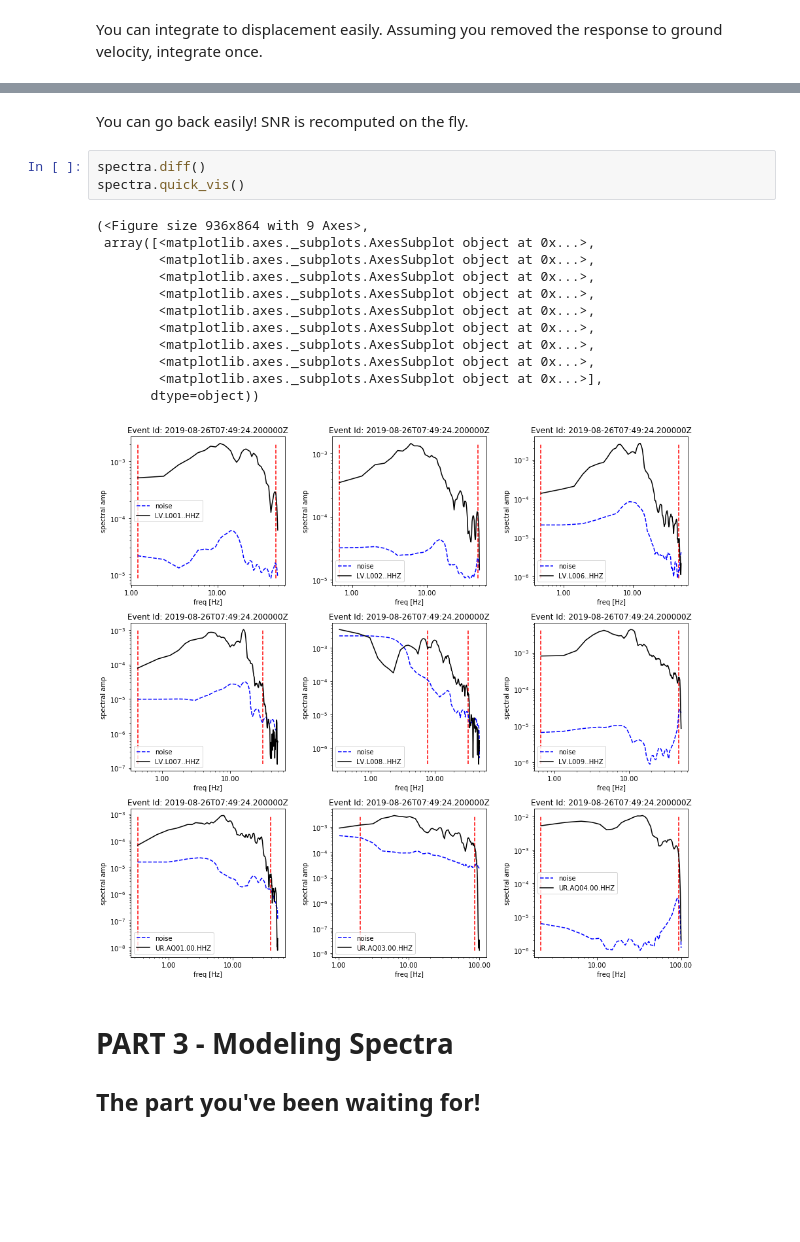
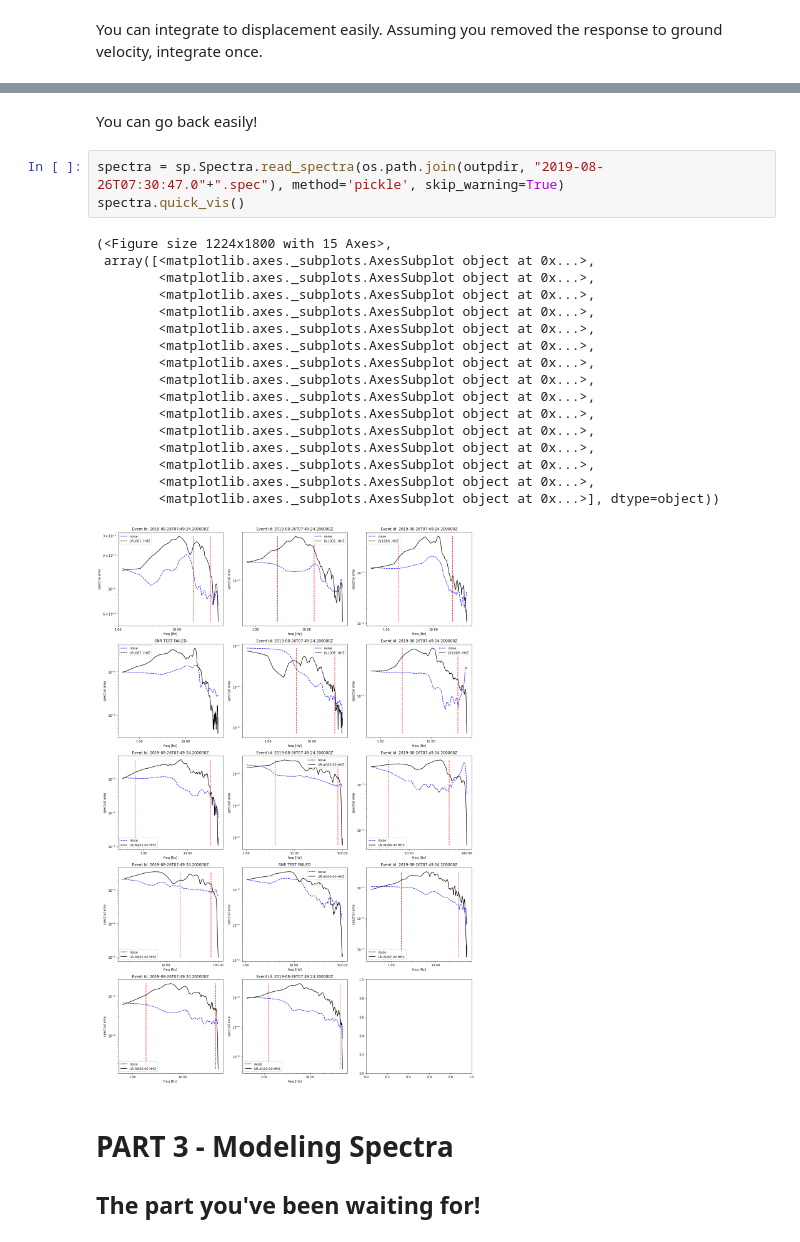
Before and after one commit to uofuseismo/SpecMod, a Jupyter notebook: Tutorial/SpecModTutorial.ipynb, the cells around one changed output, grey strips where cells are left out. Saved outputs shown, nothing was run; the diff lists cells and outputs as text; blank space fills up the shorter version.

```diff
--- a/Tutorial/SpecModTutorial.ipynb
+++ b/Tutorial/SpecModTutorial.ipynb
@@ -208,21 +249,26 @@ spectra.quick_vis()
 # %% [markdown]
-You can go back easily! SNR is recomputed on the fly.
+You can go back easily!
-# %%
-spectra.diff()
-spectra.quick_vis()
-# %% [output]
-(<Figure size 936x864 with 9 Axes>,
- array([<matplotlib.axes._subplots.AxesSubplot object at 0x...>,
-        <matplotlib.axes._subplots.AxesSubplot object at 0x...>,
-        <matplotlib.axes._subplots.AxesSubplot object at 0x...>,
-        <matplotlib.axes._subplots.AxesSubplot object at 0x...>,
-        <matplotlib.axes._subplots.AxesSubplot object at 0x...>,
-        <matplotlib.axes._subplots.AxesSubplot object at 0x...>,
-        <matplotlib.axes._subplots.AxesSubplot object at 0x...>,
-        <matplotlib.axes._subplots.AxesSubplot object at 0x...>,
-        <matplotlib.axes._subplots.AxesSubplot object at 0x...>],
-       dtype=object))
-[figure, removed]
+# %%
+spectra = sp.Spectra.read_spectra(os.path.join(outpdir, "2019-08-26T07:30:47.0"+".spec"), method='pickle', skip_warning=True)
+spectra.quick_vis()
+# %% [output]
+(<Figure size 1224x1800 with 15 Axes>,
+ array([<matplotlib.axes._subplots.AxesSubplot object at 0x...>,
+        <matplotlib.axes._subplots.AxesSubplot object at 0x...>,
+        <matplotlib.axes._subplots.AxesSubplot object at 0x...>,
+        <matplotlib.axes._subplots.AxesSubplot object at 0x...>,
+        <matplotlib.axes._subplots.AxesSubplot object at 0x...>,
+        <matplotlib.axes._subplots.AxesSubplot object at 0x...>,
+        <matplotlib.axes._subplots.AxesSubplot object at 0x...>,
+        <matplotlib.axes._subplots.AxesSubplot object at 0x...>,
+        <matplotlib.axes._subplots.AxesSubplot object at 0x...>,
+        <matplotlib.axes._subplots.AxesSubplot object at 0x...>,
+        <matplotlib.axes._subplots.AxesSubplot object at 0x...>,
+        <matplotlib.axes._subplots.AxesSubplot object at 0x...>,
+        <matplotlib.axes._subplots.AxesSubplot object at 0x...>,
+        <matplotlib.axes._subplots.AxesSubplot object at 0x...>,
+        <matplotlib.axes._subplots.AxesSubplot object at 0x...>], dtype=object))
+[figure, added]
 # %% [markdown]
 # PART 3 - Modeling Spectra
 
```
Also changed, not shown: parts of 11 cells of this notebook, 57 other files.
